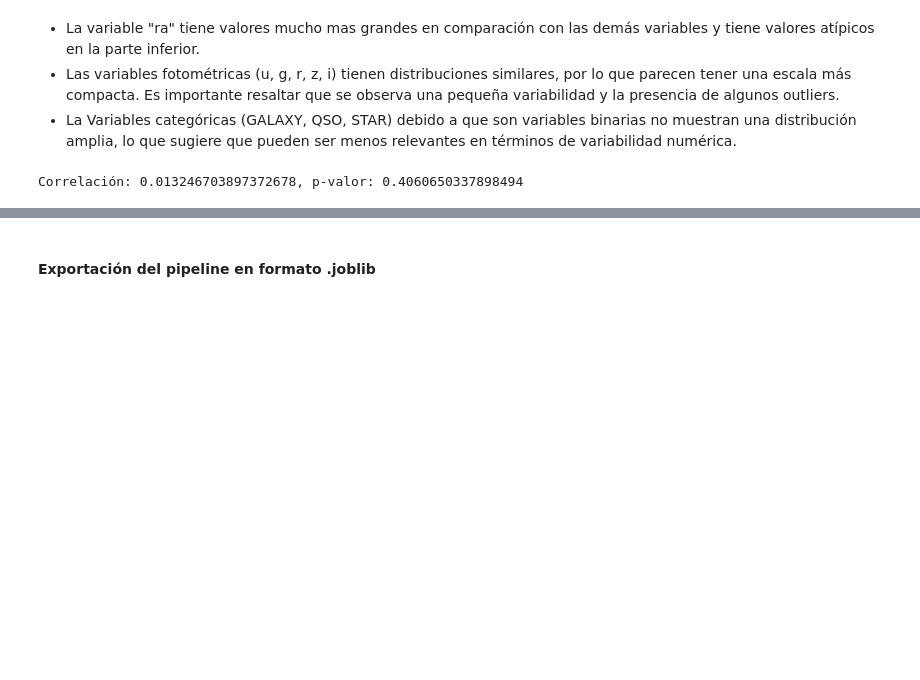
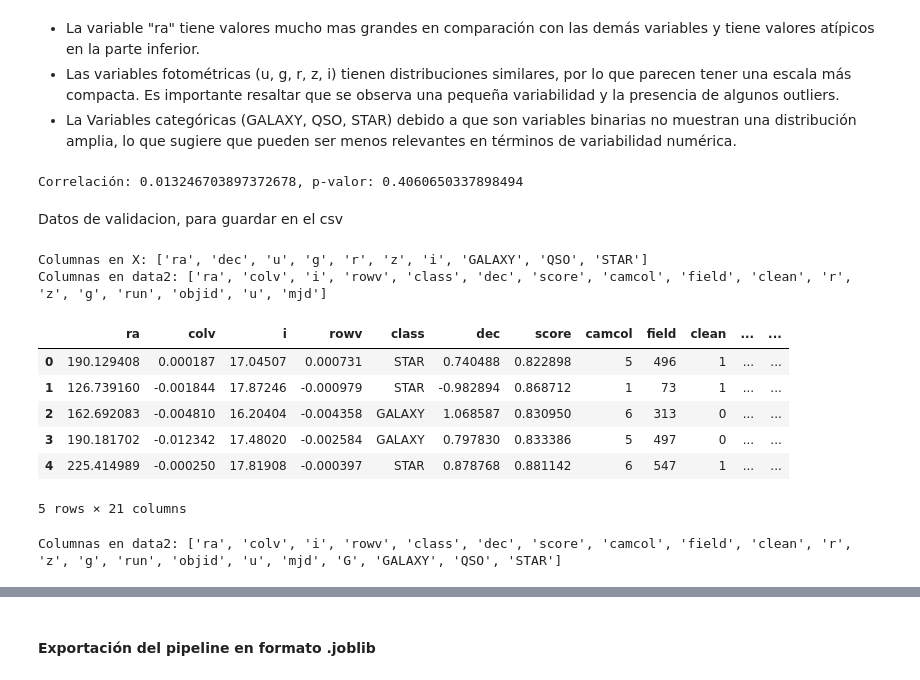
Before and after one commit to Marcosespa/Laboratorio-1-BI, a Jupyter notebook: laboratorios-master/202510/Laboratorio 1 - Regresión/lab1.ipynb, the cells around one changed output, grey strips where cells are left out. Saved outputs shown, nothing was run; the diff lists cells and outputs as text; code cells hidden in the pictures; blank space fills up the shorter version.

```diff
--- a/laboratorios-master/202510/Laboratorio 1 - Regresión/lab1.ipynb
+++ b/laboratorios-master/202510/Laboratorio 1 - Regresión/lab1.ipynb
@@ -1339,3 +1325,36 @@ corr, p_value = stats.pearsonr(data["dec"], data["redshift"])
 print(f"Correlación: {corr}, p-valor: {p_value}")
 # %% [output]
 Correlación: 0.013246703897372678, p-valor: 0.4060650337898494
+# %% [markdown]
+Datos de validacion, para guardar en el csv
+# %%
+data2=pd.read_csv('validation_data.csv', sep=',', encoding = 'utf-8')
+# %%
+print("Columnas en X:", list(X.columns))
+print("Columnas en data2:", list(data2.columns))
+# %% [output]
+Columnas en X: ['ra', 'dec', 'u', 'g', 'r', 'z', 'i', 'GALAXY', 'QSO', 'STAR']
+Columnas en data2: ['ra', 'colv', 'i', 'rowv', 'class', 'dec', 'score', 'camcol', 'field', 'clean', 'r', 'z', 'g', 'run', 'objid', 'u', 'mjd']
+# %%
+# Reemplazar 'G' por 'GALAXY'
+data2['class'] = data2['class'].replace('g', 'GALAXY')
+# Reemplazar 'S' por 'STAR'
+data2['class'] = data2['class'].replace('S', 'STAR')
+# Reemplazar 'QUASAR' por 'QSO'
+data2['class'] = data2['class'].replace('QUASAR', 'QSO')
+
+dumies=pd.get_dummies(data2["class"], dtype=int)
+data2=pd.concat([data2, dumies], axis=1)
+data2.head()
+# %% [output]
+|  | ra | colv | i | rowv | class | dec | score | camcol | field | clean | ... | ... |
+| 0 | 190.129408 | 0.000187 | 17.04507 | 0.000731 | STAR | 0.740488 | 0.822898 | 5 | 496 | 1 | ... | ... |
+| 1 | 126.739160 | -0.001844 | 17.87246 | -0.000979 | STAR | -0.982894 | 0.868712 | 1 | 73 | 1 | ... | ... |
+| 2 | 162.692083 | -0.004810 | 16.20404 | -0.004358 | GALAXY | 1.068587 | 0.830950 | 6 | 313 | 0 | ... | ... |
+| 3 | 190.181702 | -0.012342 | 17.48020 | -0.002584 | GALAXY | 0.797830 | 0.833386 | 5 | 497 | 0 | ... | ... |
+| 4 | 225.414989 | -0.000250 | 17.81908 | -0.000397 | STAR | 0.878768 | 0.881142 | 6 | 547 | 1 | ... | ... |
+5 rows × 21 columns
+# %%
+print("Columnas en data2:", list(data2.columns))
+# %% [output]
+Columnas en data2: ['ra', 'colv', 'i', 'rowv', 'class', 'dec', 'score', 'camcol', 'field', 'clean', 'r', 'z', 'g', 'run', 'objid', 'u', 'mjd', 'G', 'GALAXY', 'QSO', 'STAR']
```
Also changed, not shown: parts of 3 cells of this notebook, 5 other files.
